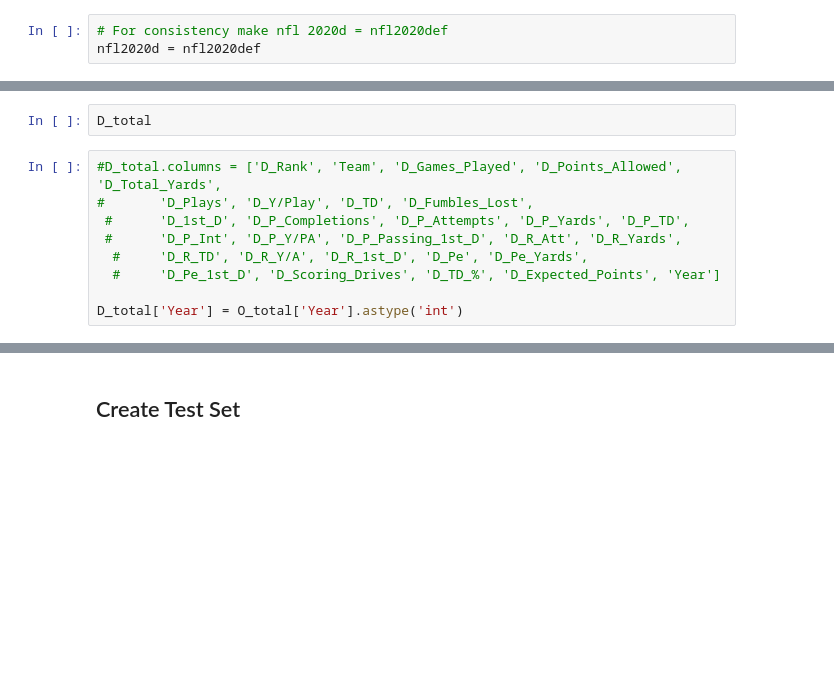
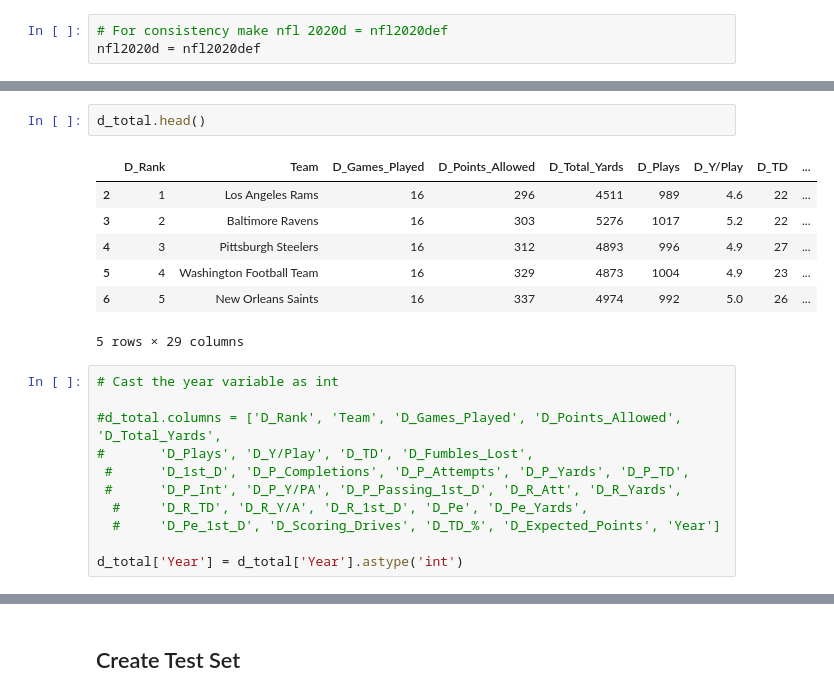
Before and after one commit to stefimaz/Praedico, a Jupyter notebook: Combine_csv.ipynb, the cells around one changed output, grey strips where cells are left out. Saved outputs shown, nothing was run; the diff lists cells and outputs as text; blank space fills up the shorter version.

```diff
--- a/Combine_csv.ipynb
+++ b/Combine_csv.ipynb
@@ -247,12 +248,22 @@ D_total = pd.concat(data_frames_2)
 # %%
-D_total
+d_total.head()
+# %% [output]
+|  | D_Rank | Team | D_Games_Played | D_Points_Allowed | D_Total_Yards | D_Plays | D_Y/Play | D_TD | ... |
+| 2 | 1 | Los Angeles Rams | 16 | 296 | 4511 | 989 | 4.6 | 22 | ... |
+| 3 | 2 | Baltimore Ravens | 16 | 303 | 5276 | 1017 | 5.2 | 22 | ... |
+| 4 | 3 | Pittsburgh Steelers | 16 | 312 | 4893 | 996 | 4.9 | 27 | ... |
+| 5 | 4 | Washington Football Team | 16 | 329 | 4873 | 1004 | 4.9 | 23 | ... |
+| 6 | 5 | New Orleans Saints | 16 | 337 | 4974 | 992 | 5.0 | 26 | ... |
+5 rows × 29 columns
 # %%
-#D_total.columns = ['D_Rank', 'Team', 'D_Games_Played', 'D_Points_Allowed', 'D_Total_Yards',
+# Cast the year variable as int
+
+#d_total.columns = ['D_Rank', 'Team', 'D_Games_Played', 'D_Points_Allowed', 'D_Total_Yards',
 #       'D_Plays', 'D_Y/Play', 'D_TD', 'D_Fumbles_Lost',
  #      'D_1st_D', 'D_P_Completions', 'D_P_Attempts', 'D_P_Yards', 'D_P_TD',
  #      'D_P_Int', 'D_P_Y/PA', 'D_P_Passing_1st_D', 'D_R_Att', 'D_R_Yards',
   #     'D_R_TD', 'D_R_Y/A', 'D_R_1st_D', 'D_Pe', 'D_Pe_Yards',
   #     'D_Pe_1st_D', 'D_Scoring_Drives', 'D_TD_%', 'D_Expected_Points', 'Year']
 
-D_total['Year'] = O_total['Year'].astype('int')
+d_total['Year'] = d_total['Year'].astype('int')
 # %%
```
Also changed, not shown: parts of 31 cells of this notebook.
